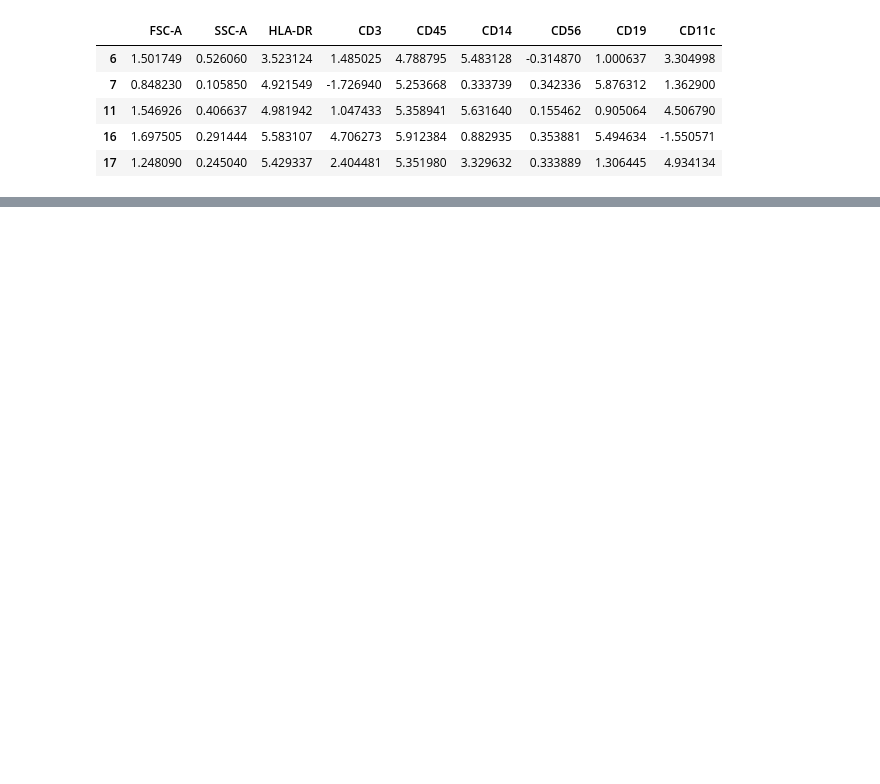
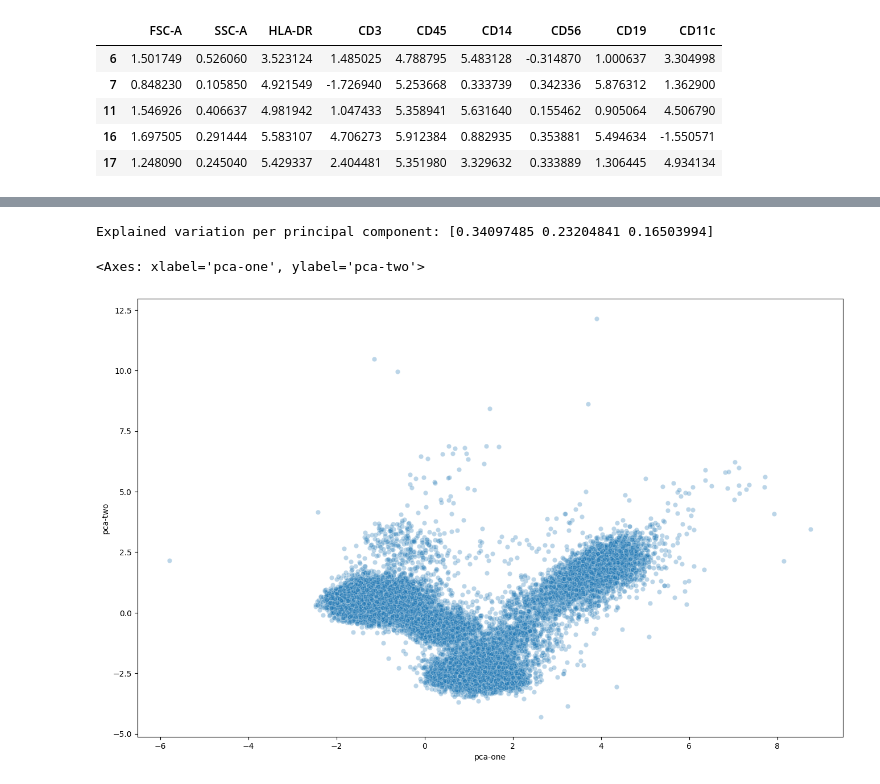
Before and after one commit to GlitchyHydra/boston_gene_test, a Jupyter notebook: task5.ipynb, the cells around one changed output, grey strips where cells are left out. Drawn from its saved outputs; the diff is of its cells as text; code cells hidden in the pictures; blank space fills up the shorter version.

```diff
--- a/task5.ipynb
+++ b/task5.ipynb
@@ -69,0 +32,8 @@ AttributeError: 'DataFrame' object has no attribute 'raw'
+# %%
+# example of a standardization
+from sklearn.preprocessing import StandardScaler
+
+# define standard scaler
+scaler = StandardScaler()
+# transform data
+scaled = scaler.fit_transform(df)
@@ -69,0 +56,26 @@ AttributeError: 'DataFrame' object has no attribute 'raw'
+# %%
+pca = PCA(n_components=3)
+pca_res = pca.fit_transform (scaled)
+
+df['pca-one'] = pca_res[:,0]
+df['pca-two'] = pca_res[:,1]
+#df['pca-three'] = pca_res[:,2]
+
+print('Explained variation per principal component: {}'.format(pca.explained_variance_ratio_))
+# %% [output]
+Explained variation per principal component: [0.34097485 0.23204841 0.16503994]
+# %%
+%matplotlib inline
+import matplotlib.pyplot as plt
+plt.figure(figsize=(16,10))
+sns.scatterplot(
+    x="pca-one", y="pca-two",
+    #hue="y",
+    palette=sns.color_palette("hls", 10),
+    data=df.loc[df['pca-one'] < 50],
+    legend="full",
+    alpha=0.3
+)
+# %% [output]
+<Axes: xlabel='pca-one', ylabel='pca-two'>
+[figure, added]
```
Also changed, not shown: parts of 9 cells of this notebook.
